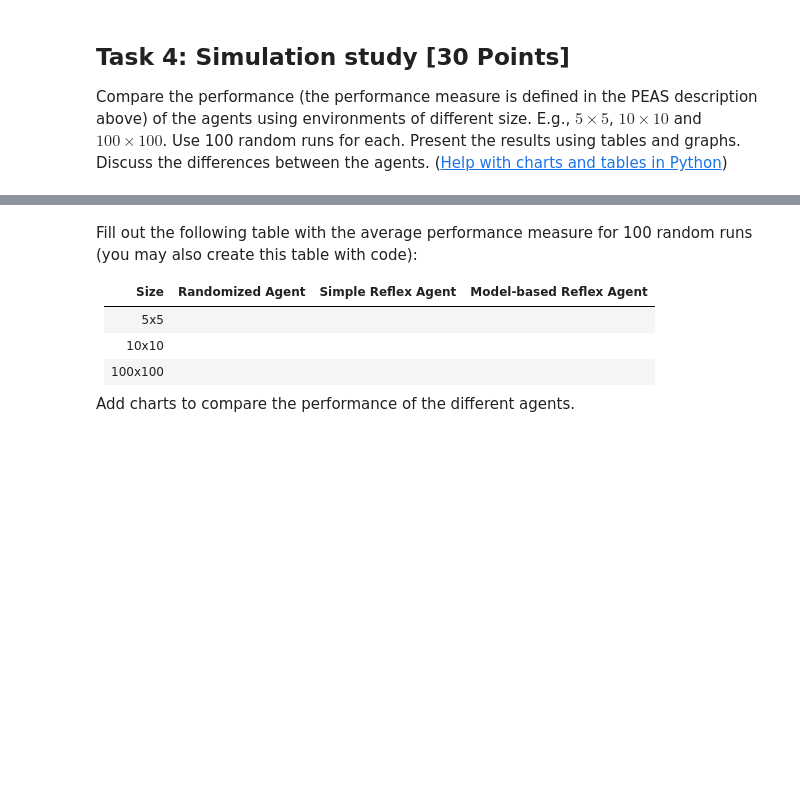
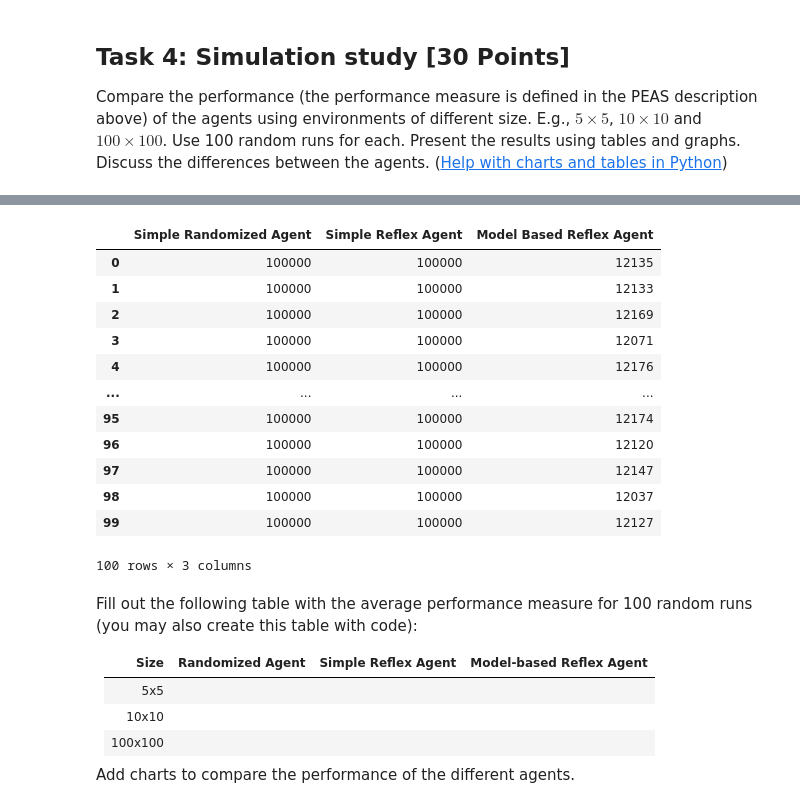
Before and after one commit to Corey23/CS7320-AI, a Jupyter notebook: Agents/robot_vacuum.ipynb, the cells around one changed output, grey strips where cells are left out. Drawn from its saved outputs; the diff is of its cells as text; code cells hidden in the pictures; blank space fills up the shorter version.

```diff
--- a/Agents/robot_vacuum.ipynb
+++ b/Agents/robot_vacuum.ipynb
@@ -205,3 +373,32 @@ $100 \times 100$. Use 100 random runs for each. Present the results using tables
+# %%
+n_max = 100
+max_steps = 500000
+size = 100
+arr100 = []
+for i in range(n_max):
+    steps = {
+    "Simple Randomized Agent":simulation_enviornment(simple_randomized_agent, max_steps, size),
+    "Simple Reflex Agent":simulation_enviornment(simple_reflex_agent,max_steps, size),
+    "Model Based Reflex Agent":simulation_enviornment(model_reflex_agent().actions, max_steps, size)
+    }
+    arr100.append(steps)
+# %%
+df100 = pd.DataFrame(arr100)
+df100
+# %% [output]
+|  | Simple Randomized Agent | Simple Reflex Agent | Model Based Reflex Agent |
+| 0 | 100000 | 100000 | 12135 |
+| 1 | 100000 | 100000 | 12133 |
+| 2 | 100000 | 100000 | 12169 |
+| 3 | 100000 | 100000 | 12071 |
+| 4 | 100000 | 100000 | 12176 |
+| ... | ... | ... | ... |
+| 95 | 100000 | 100000 | 12174 |
+| 96 | 100000 | 100000 | 12120 |
+| 97 | 100000 | 100000 | 12147 |
+| 98 | 100000 | 100000 | 12037 |
+| 99 | 100000 | 100000 | 12127 |
+100 rows × 3 columns
 # %% [markdown]
 Fill out the following table with the average performance measure for 100 random runs (you may also create this table with code):
 
```
Also changed, not shown: parts of 25 cells of this notebook.
